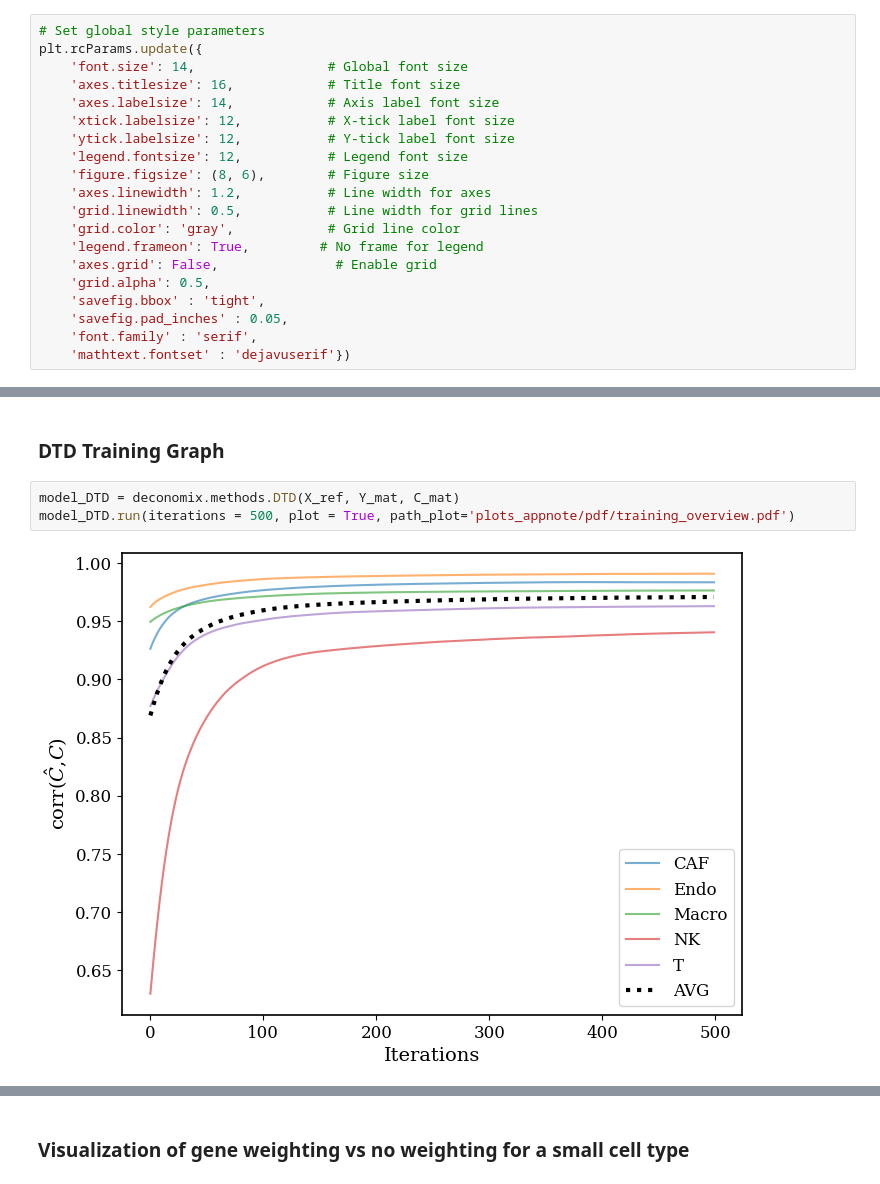
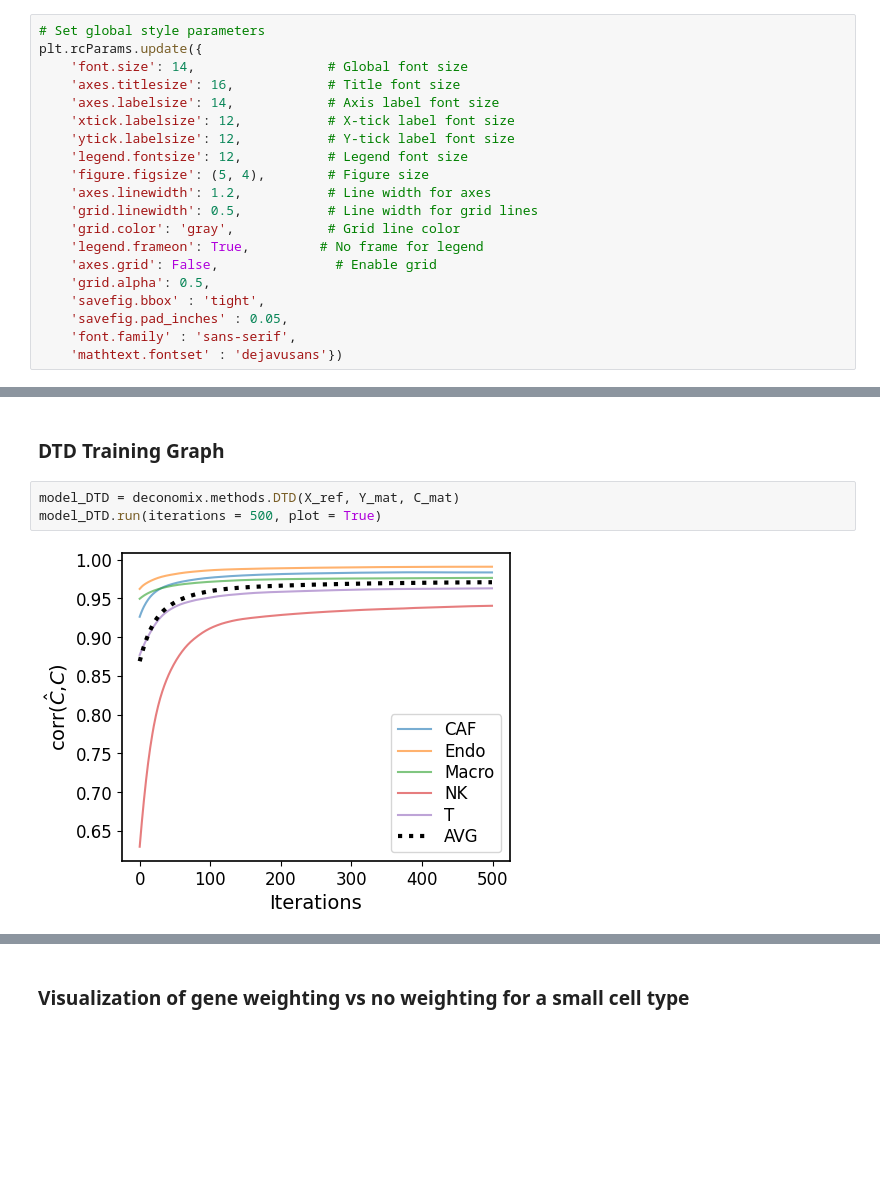
Before and after one commit to Deconomix/Deconomix, a Jupyter notebook: examples/Example-Plots_for_Application_Note.ipynb, the cells around one changed output, grey strips where cells are left out. Cells and saved outputs as stored; diff of their text form; blank space fills up the shorter version.

```diff
--- a/examples/Example-Plots_for_Application_Note.ipynb
+++ b/examples/Example-Plots_for_Application_Note.ipynb
@@ -21,7 +21,7 @@ plt.rcParams.update({
     'xtick.labelsize': 12,           # X-tick label font size
     'ytick.labelsize': 12,           # Y-tick label font size
     'legend.fontsize': 12,           # Legend font size
-    'figure.figsize': (8, 6),        # Figure size
+    'figure.figsize': (5, 4),        # Figure size
     'axes.linewidth': 1.2,           # Line width for axes
     'grid.linewidth': 0.5,           # Line width for grid lines
     'grid.color': 'gray',            # Grid line color
@@ -30,8 +30,8 @@ plt.rcParams.update({
     'grid.alpha': 0.5,
     'savefig.bbox' : 'tight',
     'savefig.pad_inches' : 0.05,
-    'font.family' : 'serif',
-    'mathtext.fontset' : 'dejavuserif'})
+    'font.family' : 'sans-serif',
+    'mathtext.fontset' : 'dejavusans'})
 # %%
 test, train = deconomix.utils.load_example()
 # %% [output]
@@ -62,6 +67,6 @@ plt.savefig("plots_appnote/pdf/heatmapXandHidden.pdf")
 ### DTD Training Graph
 # %%
 model_DTD = deconomix.methods.DTD(X_ref, Y_mat, C_mat)
-model_DTD.run(iterations = 500, plot = True, path_plot='plots_appnote/pdf/training_overview.pdf')
+model_DTD.run(iterations = 500, plot = True)
 # %% [output]
-[figure, old version]
+[figure, new version]
```
Also changed, not shown: parts of 6 cells of this notebook.
